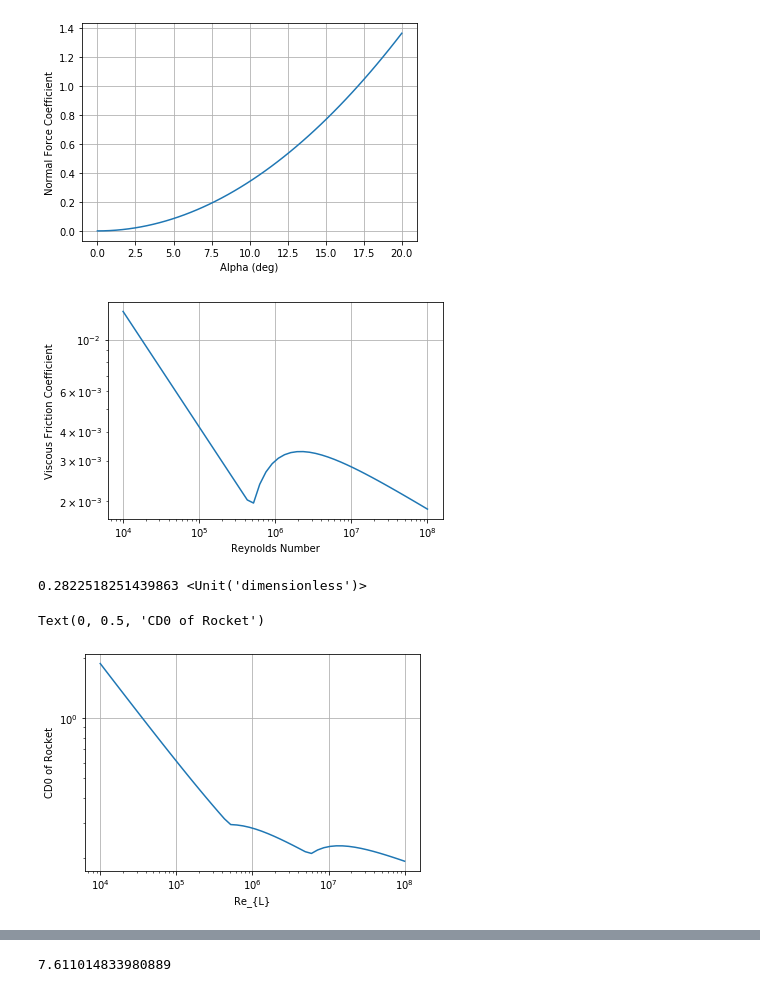
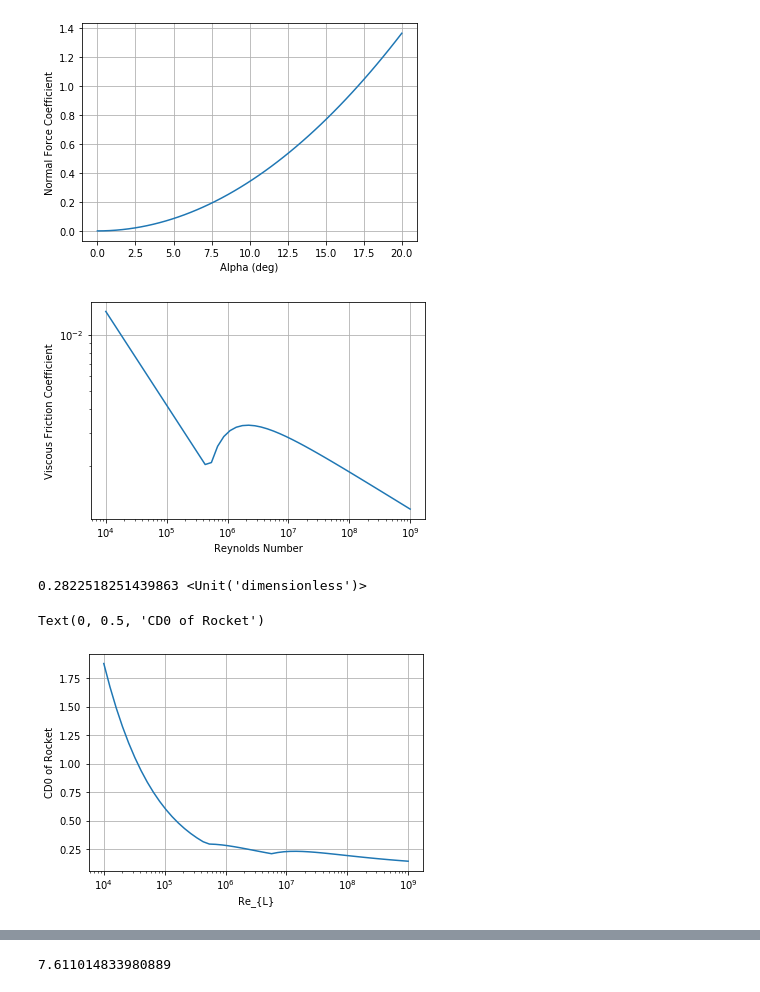
Before and after one commit to dev10110/rocketPy_development, a Jupyter notebook: rocketPy/rocket_generate.ipynb, the cells around one changed output, grey strips where cells are left out. Saved outputs shown, nothing was run; the diff lists cells and outputs as text; code cells hidden in the pictures.

```diff
--- a/rocketPy/rocket_generate.ipynb
+++ b/rocketPy/rocket_generate.ipynb
@@ -294,11 +331,34 @@ class Rocket():
             Cf = 0.074*Re**(-0.2) - B/Re
 
             return Cf
+# %%
+class Component():
+
+    def __init__(self, name='Component', mass=None):
+
+        self.name = name
+
+        if self.mass is None:
+            # need to call a method that returns the mass of this component
+            self.mass = self.estimate_mass()
+        else:
+            self.mass = mass
+
+
+    def estimate_mass(self):
+        """Generic method to estimate the mass of the component - assume mass is 0.
+        This method should be overridden for each component specified"""
+        return 0.0*ureg.kg
+
+
+    ## Todo build up this functionality
 # %%
-class NoseCone():
+class NoseCone(Component):
 
     def __init__(self, name='Nose Cone', shape='Conical', diameter=None, length=None, fineness=None):
         # note, the plotting currently assumes its a conical nose.
+
+
 
         self.name = name
 
@@ -511,6 +571,21 @@ class FinSet():
         self.planform_area = self.exposed_area + 0.5 * self.tube_dia * self.root_chord # per fin
 
 
+    def leading_sweep(self):
+        """Return the leading edge sweep of the fins"""
+
+        lr = self.root_chord
+        lt = self.tip_chord
+        ls = self.span
+        sweep = self.mid_sweep
+
+        tip_le = lr/2 + ls*np.tan(sweep) - lt/2 #tip leading edge
+
+        leading_sweep = np.arctan(tip_le/ls)
+
+        return leading_sweep
+
+
     def pos(self):
 
         return self.attached_to.length + self.attached_to.pos() - self.root_chord
@@ -733,13 +843,13 @@ plt.ylabel('Normal Force Coefficient');
 # %% [output]
 [figure]
 # %%
-re_vals = np.logspace(4, 8)
+re_vals = np.logspace(4, 9)
 plt.loglog(re_vals, [r.Cf(re) for re in re_vals])
 plt.xlabel('Reynolds Number')
 plt.ylabel('Viscous Friction Coefficient')
 plt.grid()
 # %% [output]
-[figure, old version]
+[figure, new version]
 # %%
 # try to get the zero-angle of attack drag coefficient
 r.CD0()
@@ -747,10 +857,10 @@ r.CD0()
 0.2822518251439863 <Unit('dimensionless')>
 # %%
 # plot this as a function of the drag coefficient
-plt.loglog(re_vals, [r.CD0(re) for re in re_vals])
+plt.semilogx(re_vals, [r.CD0(re) for re in re_vals])
 plt.grid()
 plt.xlabel("Re_{L}")
 plt.ylabel("CD0 of Rocket")
 # %% [output]
 Text(0, 0.5, 'CD0 of Rocket')
-[figure, old version]
+[figure, new version]
```
Also changed, not shown: parts of 21 cells of this notebook, 1 other file.
